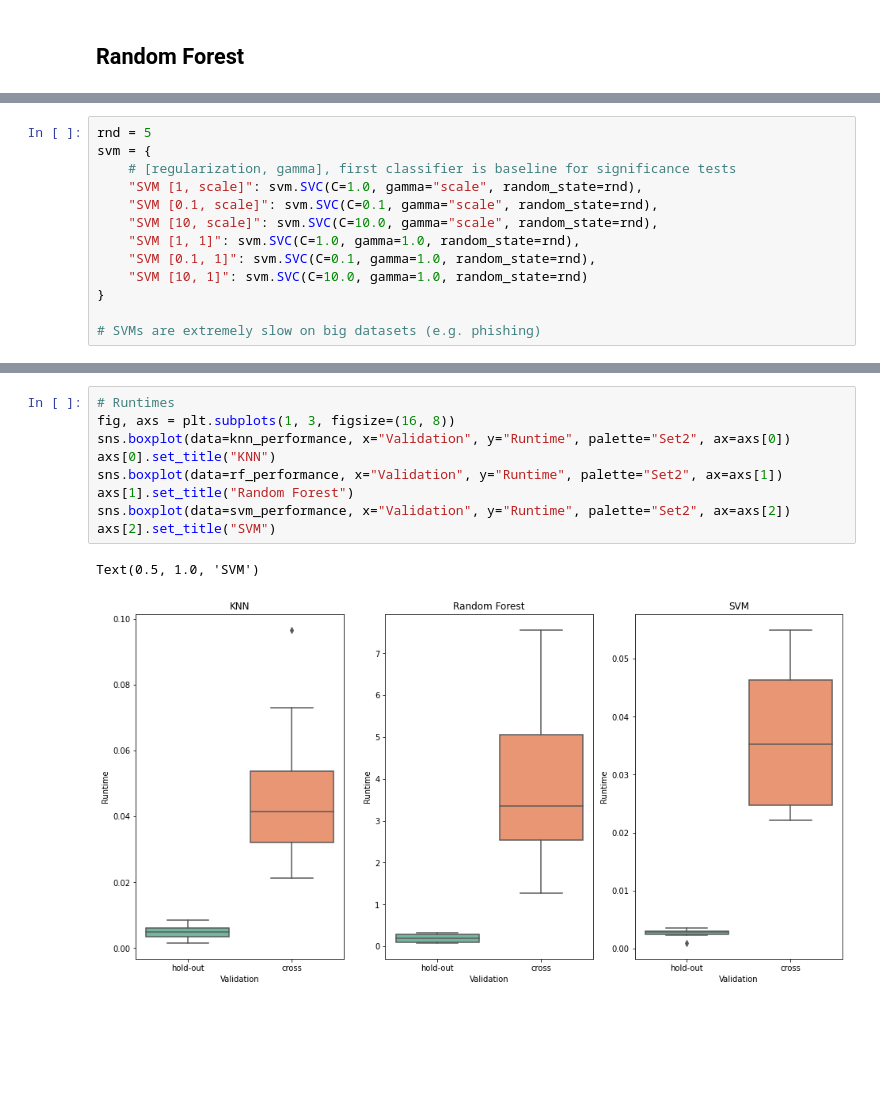
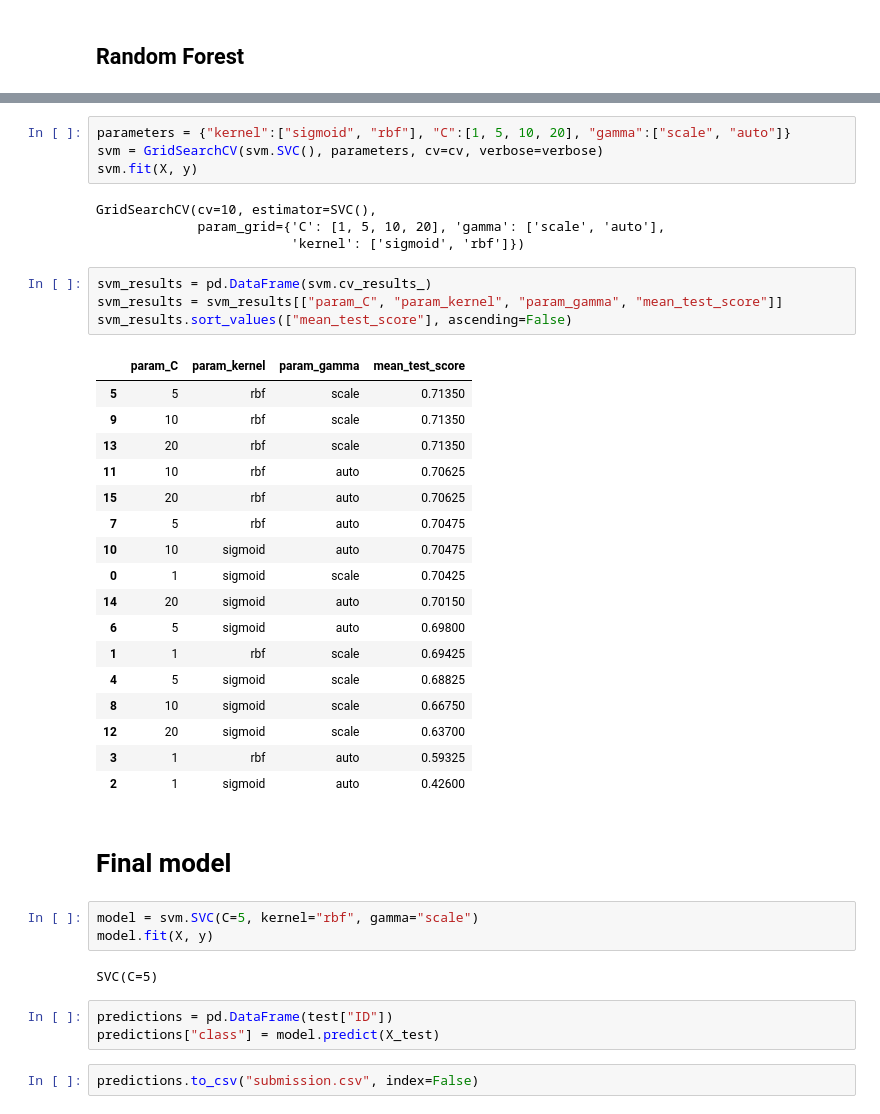
Before and after one commit to hoverslam/ml-projects, a Jupyter notebook: location/location.ipynb, the cells around one changed output, grey strips where cells are left out. Saved outputs shown, nothing was run; the diff lists cells and outputs as text; blank space fills up the shorter version.

Commit message:
first submission

```diff
--- a/location/location.ipynb
+++ b/location/location.ipynb
@@ -159,13 +164,0 @@ random_forest = {
-# %%
-rnd = 5
-svm = {
-    # [regularization, gamma], first classifier is baseline for significance tests
-    "SVM [1, scale]": svm.SVC(C=1.0, gamma="scale", random_state=rnd),
-    "SVM [0.1, scale]": svm.SVC(C=0.1, gamma="scale", random_state=rnd),
-    "SVM [10, scale]": svm.SVC(C=10.0, gamma="scale", random_state=rnd),
-    "SVM [1, 1]": svm.SVC(C=1.0, gamma=1.0, random_state=rnd),
-    "SVM [0.1, 1]": svm.SVC(C=0.1, gamma=1.0, random_state=rnd),
-    "SVM [10, 1]": svm.SVC(C=10.0, gamma=1.0, random_state=rnd)
-}
-
-# SVMs are extremely slow on big datasets (e.g. phishing)
@@ -372,12 +198,42 @@ for d in [knn_significant, rf_significant, svm_significant]:
-# %%
-# Runtimes
-fig, axs = plt.subplots(1, 3, figsize=(16, 8))
-sns.boxplot(data=knn_performance, x="Validation", y="Runtime", palette="Set2", ax=axs[0])
-axs[0].set_title("KNN")
-sns.boxplot(data=rf_performance, x="Validation", y="Runtime", palette="Set2", ax=axs[1])
-axs[1].set_title("Random Forest")
-sns.boxplot(data=svm_performance, x="Validation", y="Runtime", palette="Set2", ax=axs[2])
-axs[2].set_title("SVM")
-# %% [output]
-Text(0.5, 1.0, 'SVM')
-[figure, removed]
+# %%
+parameters = {"kernel":["sigmoid", "rbf"], "C":[1, 5, 10, 20], "gamma":["scale", "auto"]}
+svm = GridSearchCV(svm.SVC(), parameters, cv=cv, verbose=verbose)
+svm.fit(X, y)
+# %% [output]
+GridSearchCV(cv=10, estimator=SVC(),
+             param_grid={'C': [1, 5, 10, 20], 'gamma': ['scale', 'auto'],
+                         'kernel': ['sigmoid', 'rbf']})
+# %%
+svm_results = pd.DataFrame(svm.cv_results_)
+svm_results = svm_results[["param_C", "param_kernel", "param_gamma", "mean_test_score"]]
+svm_results.sort_values(["mean_test_score"], ascending=False)
+# %% [output]
+|  | param_C | param_kernel | param_gamma | mean_test_score |
+| 5 | 5 | rbf | scale | 0.71350 |
+| 9 | 10 | rbf | scale | 0.71350 |
+| 13 | 20 | rbf | scale | 0.71350 |
+| 11 | 10 | rbf | auto | 0.70625 |
+| 15 | 20 | rbf | auto | 0.70625 |
+| 7 | 5 | rbf | auto | 0.70475 |
+| 10 | 10 | sigmoid | auto | 0.70475 |
+| 0 | 1 | sigmoid | scale | 0.70425 |
+| 14 | 20 | sigmoid | auto | 0.70150 |
+| 6 | 5 | sigmoid | auto | 0.69800 |
+| 1 | 1 | rbf | scale | 0.69425 |
+| 4 | 5 | sigmoid | scale | 0.68825 |
+| 8 | 10 | sigmoid | scale | 0.66750 |
+| 12 | 20 | sigmoid | scale | 0.63700 |
+| 3 | 1 | rbf | auto | 0.59325 |
+| 2 | 1 | sigmoid | auto | 0.42600 |
+# %% [markdown]
+# Final model
+# %%
+model = svm.SVC(C=5, kernel="rbf", gamma="scale")
+model.fit(X, y)
+# %% [output]
+SVC(C=5)
+# %%
+predictions = pd.DataFrame(test["ID"])
+predictions["class"] = model.predict(X_test)
+# %%
+predictions.to_csv("submission.csv", index=False)
```
Also changed, not shown: parts of 46 cells of this notebook.
